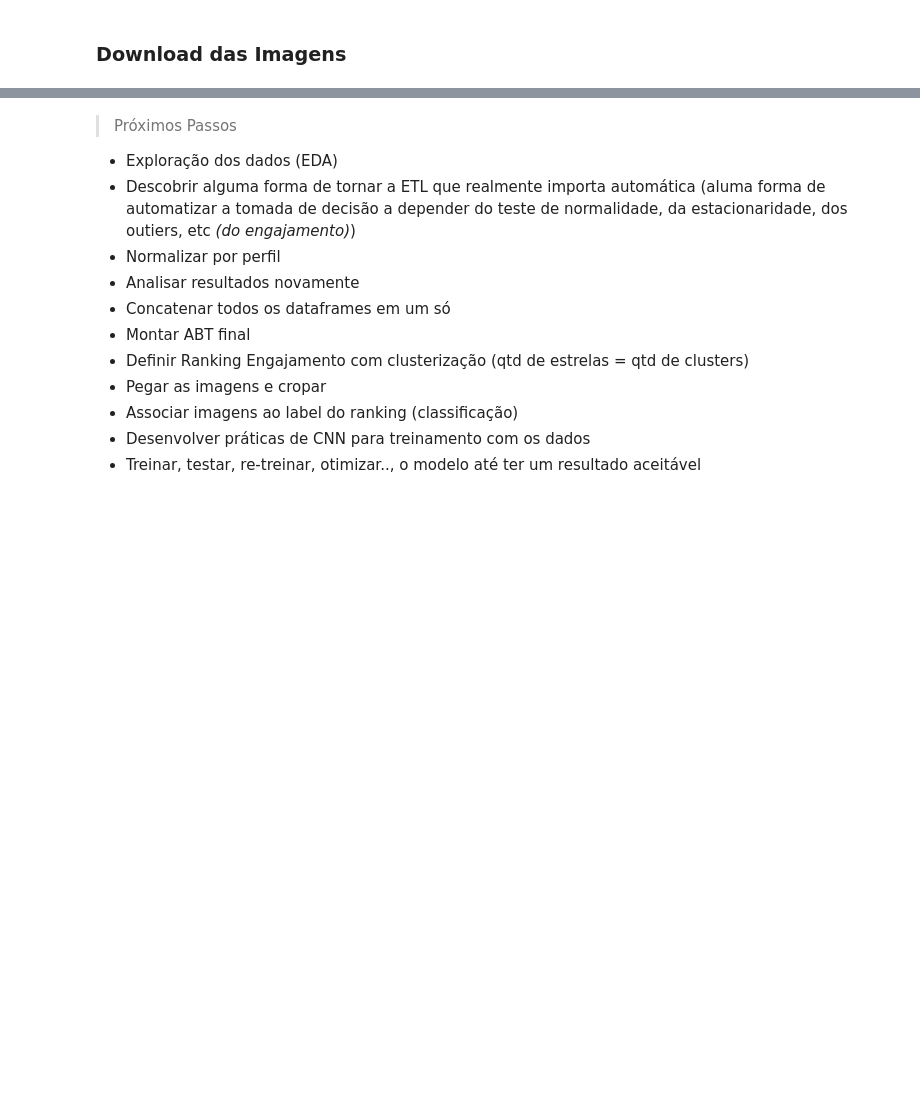
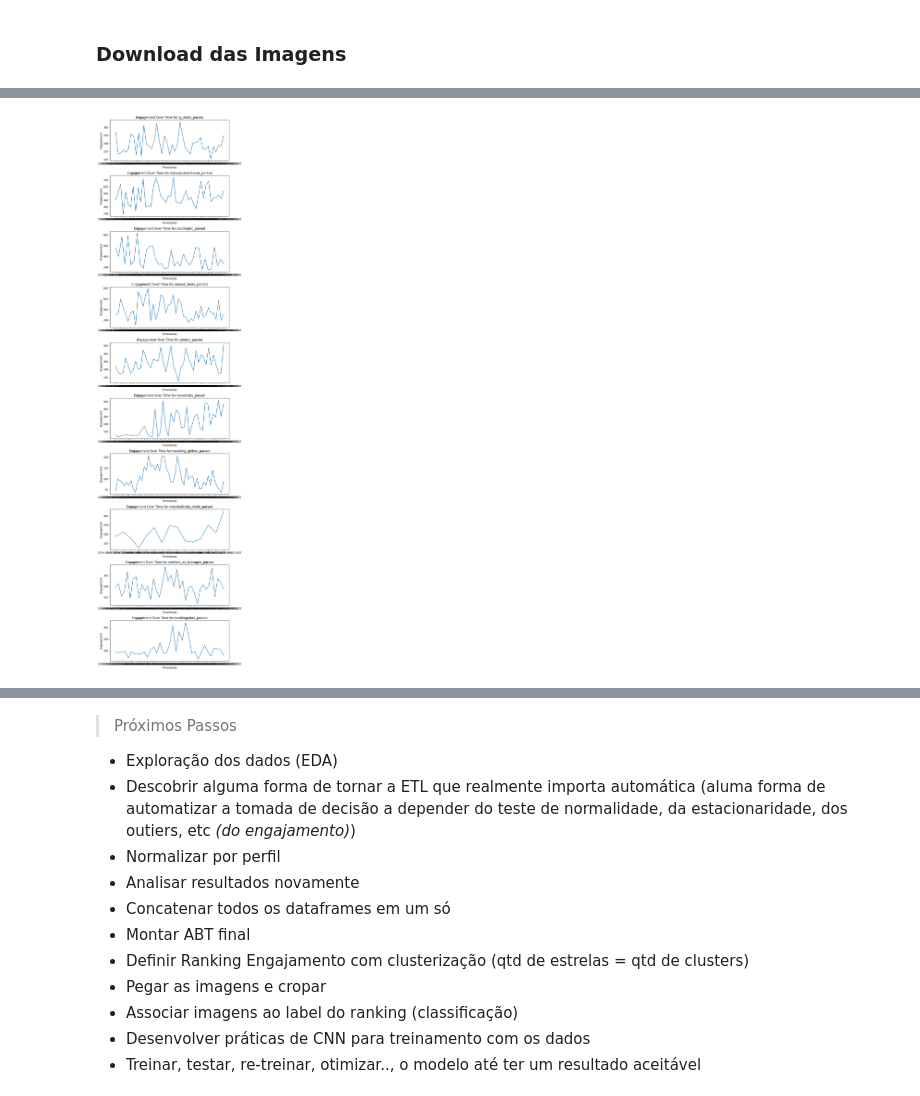
Before and after one commit to FelipeSilvieri/projeto-image-classification, a Jupyter notebook: Projeto_Semestral_Dados_Image_Classification.ipynb, the cells around one changed output, grey strips where cells are left out. Cells and saved outputs as stored; diff of their text form; code cells hidden in the pictures; blank space fills up the shorter version.

```diff
--- a/Projeto_Semestral_Dados_Image_Classification.ipynb
+++ b/Projeto_Semestral_Dados_Image_Classification.ipynb
@@ -166,0 +168,23 @@ ig_shotz.head()
+# %%
+total_images = 0
+
+eda = {
+    "Tamanho Dataframe":[],
+    "Min Likes":[],
+    "Mean Likes":[],
+    "Median Likes":[],
+    "Max Likes":[],
+}
+
+for df_name, df in dataframes.items():
+    eda["Tamanho Dataframe"].append(len(df))
+    eda["Min Likes"].append(df["likes_count"].min())
+    eda["Mean Likes"].append(df["likes_count"].mean())
+    eda["Median Likes"].append(df["likes_count"].median())
+    eda["Max Likes"].append(df["likes_count"].max())
+    total_images += len(df)
+
+eda_df = pd.DataFrame(eda, index=dataframes.keys())
+display(eda_df)
+
+print(f"Total de imagens: {total_images}")
@@ -240 +353,22 @@ Todas as imagens foram salvas em: /content/drive/MyDrive/Projeto 2° Semestre Ci
+# %%
+import pandas as pd
+import os
+import numpy as np
+import matplotlib.pyplot as plt
+import seaborn as sns
+
+n_profiles = len(dataframes)
+plt.figure(figsize=(8, 3 * n_profiles))
+
+for idx, (profile, df) in enumerate(dataframes.items(), start=1):
+    plt.subplot(n_profiles, 1, idx)
+    sns.lineplot(x=df["timestamp"], y=df["engagement"])
+    plt.title(f"Engagement Over Time for {profile}")
+    plt.xlabel("Timestamp")
+    plt.ylabel("Engagement")
+    plt.tight_layout()
+
+plt.show()
+# %% [output]
+[figure, added]
 # %%
```
Also changed, not shown: parts of 18 cells of this notebook.
